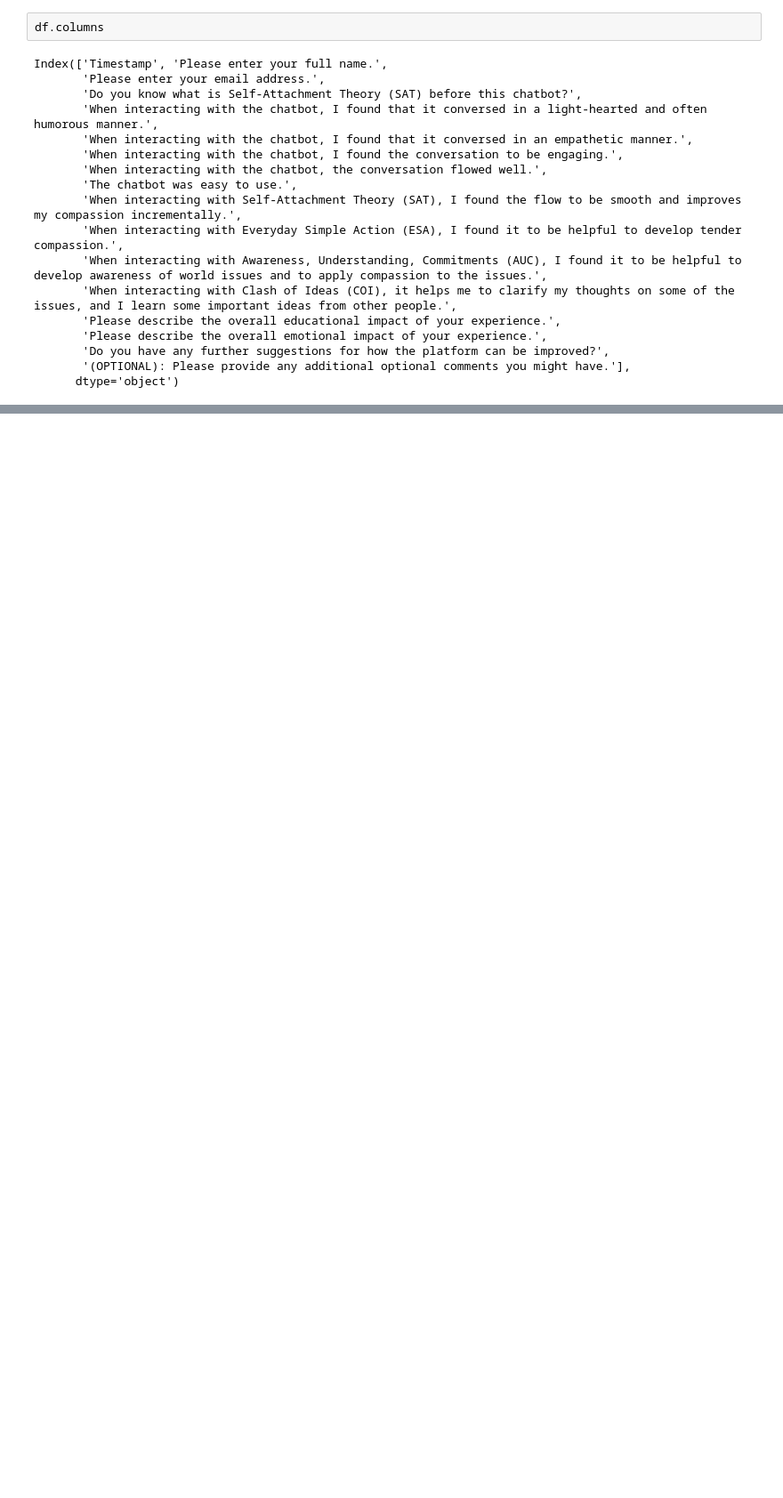
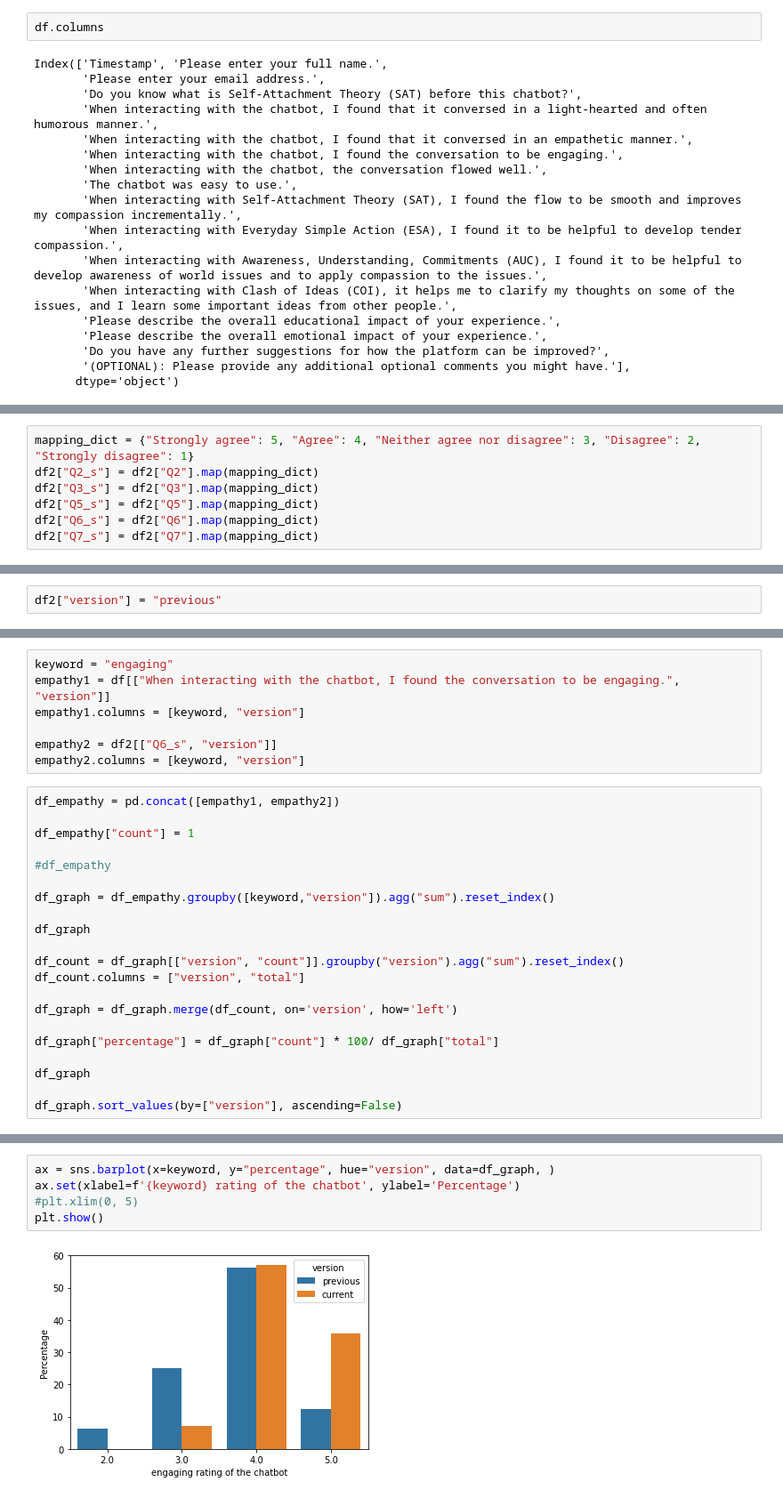
Before and after one commit to weijie9512/official_sat_chatbot, a Jupyter notebook: jupyter/Stage 7 - Evaluation.ipynb, the cells around one changed output, grey strips where cells are left out. Shown at 89% size. Saved outputs shown, nothing was run; the diff lists cells and outputs as text; blank space fills up the shorter version.

```diff
--- a/jupyter/Stage 7 - Evaluation.ipynb
+++ b/jupyter/Stage 7 - Evaluation.ipynb
@@ -206,0 +233,7 @@ Name: Please describe the overall emotional impact of your experience., dtype: o
+# %%
+mapping_dict = {"Strongly agree": 5, "Agree": 4, "Neither agree nor disagree": 3, "Disagree": 2, "Strongly disagree": 1}
+df2["Q2_s"] = df2["Q2"].map(mapping_dict)
+df2["Q3_s"] = df2["Q3"].map(mapping_dict)
+df2["Q5_s"] = df2["Q5"].map(mapping_dict)
+df2["Q6_s"] = df2["Q6"].map(mapping_dict)
+df2["Q7_s"] = df2["Q7"].map(mapping_dict)
@@ -206,0 +249,2 @@ Name: Please describe the overall emotional impact of your experience., dtype: o
+# %%
+df2["version"] = "previous"
@@ -206,0 +331,28 @@ Name: Please describe the overall emotional impact of your experience., dtype: o
+# %%
+keyword = "engaging"
+empathy1 = df[["When interacting with the chatbot, I found the conversation to be engaging.", "version"]]
+empathy1.columns = [keyword, "version"]
+
+empathy2 = df2[["Q6_s", "version"]]
+empathy2.columns = [keyword, "version"]
+# %%
+df_empathy = pd.concat([empathy1, empathy2])
+
+df_empathy["count"] = 1
+
+#df_empathy
+
+df_graph = df_empathy.groupby([keyword,"version"]).agg("sum").reset_index()
+
+df_graph
+
+df_count = df_graph[["version", "count"]].groupby("version").agg("sum").reset_index()
+df_count.columns = ["version", "total"]
+
+df_graph = df_graph.merge(df_count, on='version', how='left')
+
+df_graph["percentage"] = df_graph["count"] * 100/ df_graph["total"]
+
+df_graph
+
+df_graph.sort_values(by=["version"], ascending=False)
@@ -206,0 +368,7 @@ Name: Please describe the overall emotional impact of your experience., dtype: o
+# %%
+ax = sns.barplot(x=keyword, y="percentage", hue="version", data=df_graph, )
+ax.set(xlabel=f'{keyword} rating of the chatbot', ylabel='Percentage')
+#plt.xlim(0, 5)
+plt.show()
+# %% [output]
+[figure, added]
```
Also changed, not shown: parts of 65 cells of this notebook, 1 other file.
